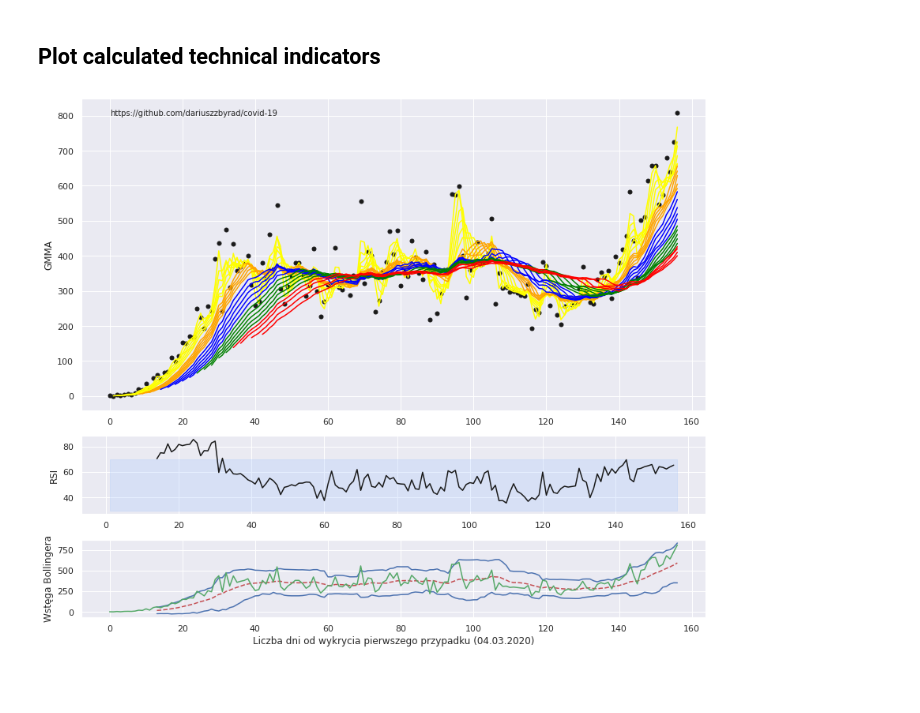
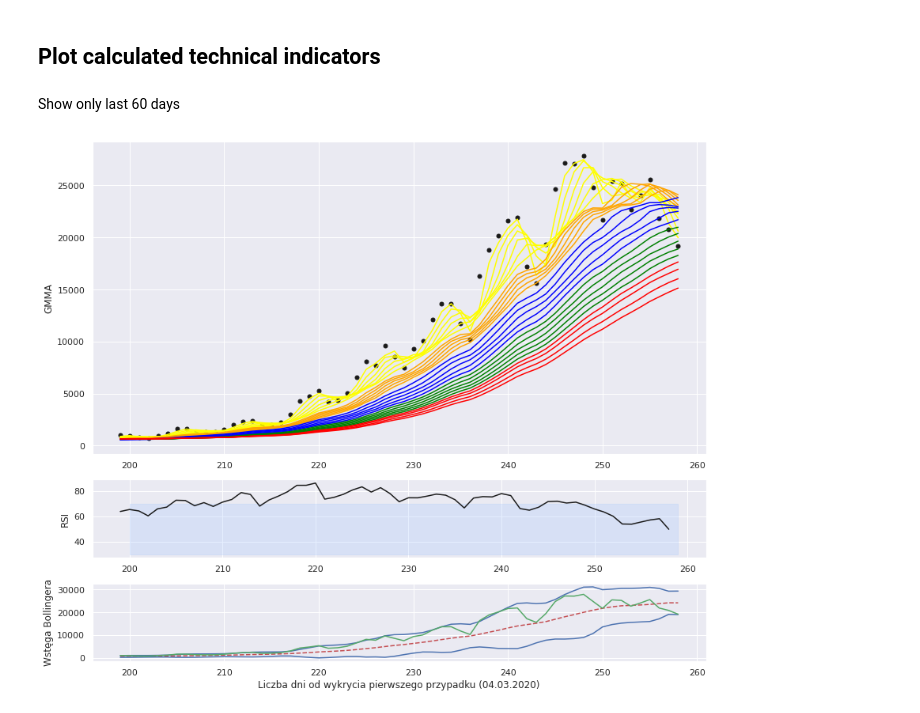
Before and after one commit to dariuszzbyrad/covid-19, a Jupyter notebook: daily_ma.ipynb, the cells around one changed output. Cells and saved outputs as stored; diff of their text form; code cells hidden in the pictures; blank space fills up the shorter version.

```diff
--- a/daily_ma.ipynb
+++ b/daily_ma.ipynb
@@ -85,32 +85,40 @@ deviation = 2
 bol = bol(df['new_infection'], period, deviation)
 # %% [markdown]
 ## Plot calculated technical indicators
+# %% [markdown]
+Show only last 60 days
+# %%
+last_items = 60
+
+df = df[-last_items:]
+bol = bol[-last_items:]
+rsi_values = rsi_values[-last_items:]
 # %%
 import seaborn as sns; sns.set()
 
 fig, (ax0, ax1, ax2) = plt.subplots(3, 1, figsize=[12,10], gridspec_kw={'height_ratios': [4, 1, 1]})
 
 ax0.plot(df['new_infection'], 'ko',label='Dzienny przyrost', markersize=5)
 for (color) in sma:
     for window_size in sma[color]:
         sma_name = 'SMA_' + str(window_size)
         ax0.plot(df[sma_name], color)
 ax0.set_ylabel('GMMA')
-ax0.text(0, 800, 'https://github.com/dariuszzbyrad/covid-19', fontsize=10)
+#ax0.text(0, 25000, 'https://github.com/dariuszzbyrad/covid-19', fontsize=10)
 
 ax1.plot(rsi_values, 'k')
 ax1.fill_between(df['day'], y1=30, y2=70, color='#adccff', alpha=0.3)
 ax1.set_ylabel('RSI')
 
 ax2.plot(bol['up_bol'], 'b-')
 ax2.plot(bol['sma'], 'r--')
 ax2.plot(bol['down_bol'], 'b-')
 ax2.plot(df['new_infection'], 'g-')
 ax2.set_xlabel('Liczba dni od wykrycia pierwszego przypadku (04.03.2020)')
 ax2.set_ylabel('Wstęga Bollingera')
 
 fig.tight_layout()
 plt.show()
 #fig.savefig('figure.pdf')
 # %% [output]
-[figure, old version]
+[figure, new version]
```
Also changed, not shown: 1 other file.
